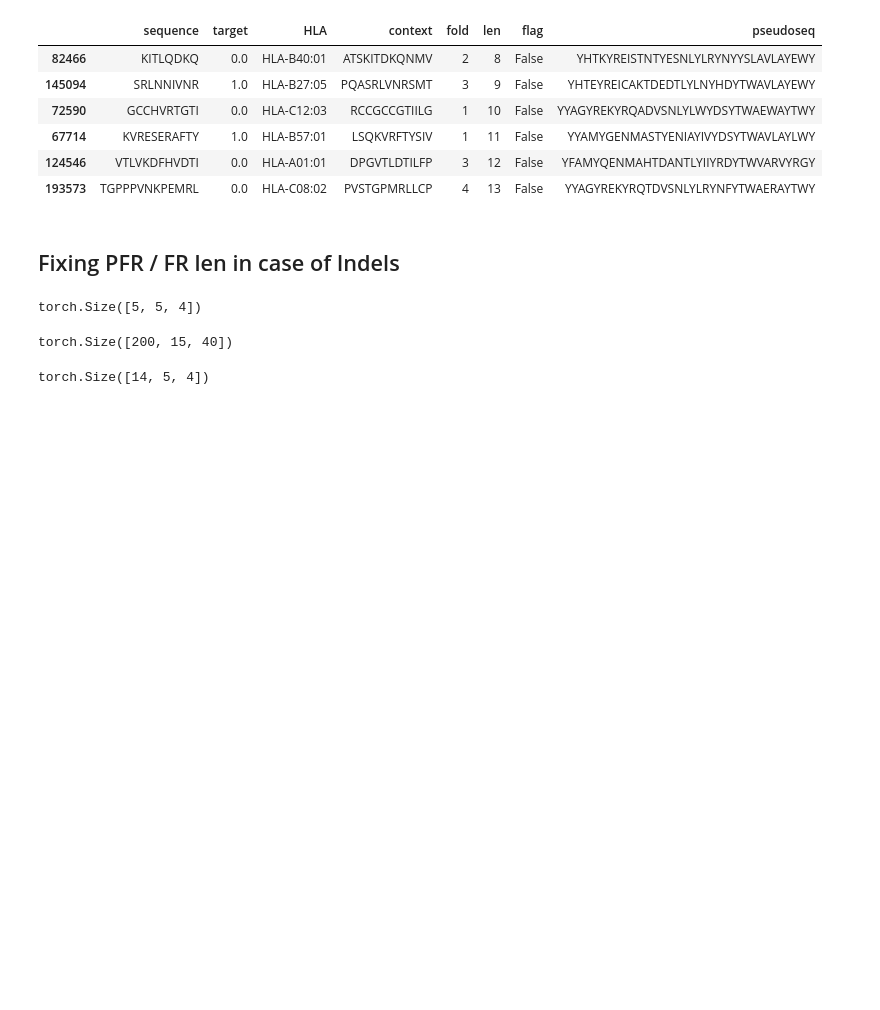
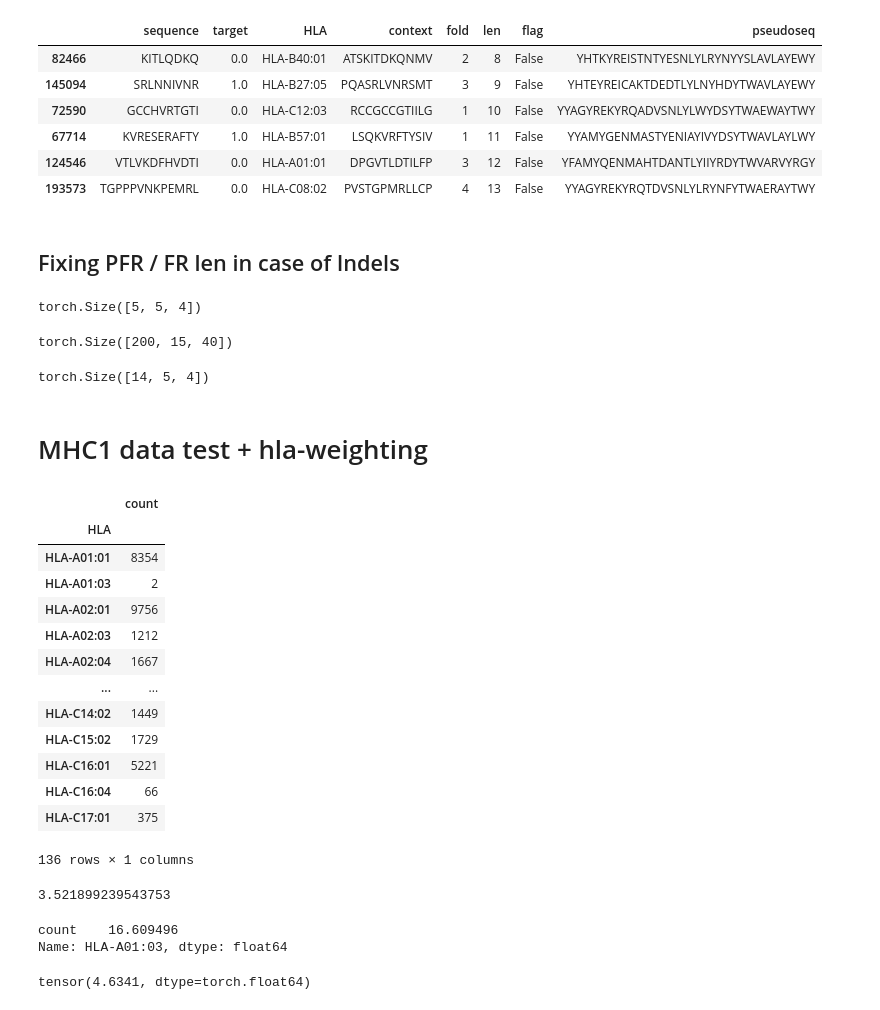
Before and after one commit to richieYT-wan/PyNNalign, a Jupyter notebook: notebooks/240305_pseudoseq_onthefly.ipynb, the cells around one changed output. Saved outputs shown, nothing was run; the diff lists cells and outputs as text; code cells hidden in the pictures; blank space fills up the shorter version.

```diff
--- a/notebooks/240305_pseudoseq_onthefly.ipynb
+++ b/notebooks/240305_pseudoseq_onthefly.ipynb
@@ -1326,3 +1326,8 @@ torch.Size([200, 15, 40])
 get_fr_lengths(len_tensor, max_len, window_size).shape
 # %% [output]
 torch.Size([14, 5, 4])
+# %% [markdown]
+# MHC1 data test + hla-weighting
+# %%
+df = pd.read_csv('../data/mhc1_el_subsample/mhc1_el_200k_no_U_subsample.csv')
+df.sample(10000).to_csv('../../PyNNalign/data/mhc1_el_subsample/10k_debug_sample.csv', index=False)
@@ -1328,0 +1337,30 @@ torch.Size([14, 5, 4])
+# %%
+df.groupby(['HLA']).agg(count=(f'sequence', 'count'))
+# %% [output]
+|  | count |
+| HLA |  |
+| HLA-A01:01 | 8354 |
+| HLA-A01:03 | 2 |
+| HLA-A02:01 | 9756 |
+| HLA-A02:03 | 1212 |
+| HLA-A02:04 | 1667 |
+| ... | ... |
+| HLA-C14:02 | 1449 |
+| HLA-C15:02 | 1729 |
+| HLA-C16:01 | 5221 |
+| HLA-C16:04 | 66 |
+| HLA-C17:01 | 375 |
+136 rows × 1 columns
+# %%
+np.log2(len(df) / 1) / 5
+# %% [output]
+3.521899239543753
+# %%
+hlaweights.loc['HLA-A01:03']
+# %% [output]
+count    16.609496
+Name: HLA-A01:03, dtype: float64
+# %%
+hla_weights.max()
+# %% [output]
+tensor(4.6341, dtype=torch.float64)
```
Also changed, not shown: parts of 1 cell of this notebook, 3 other files.
